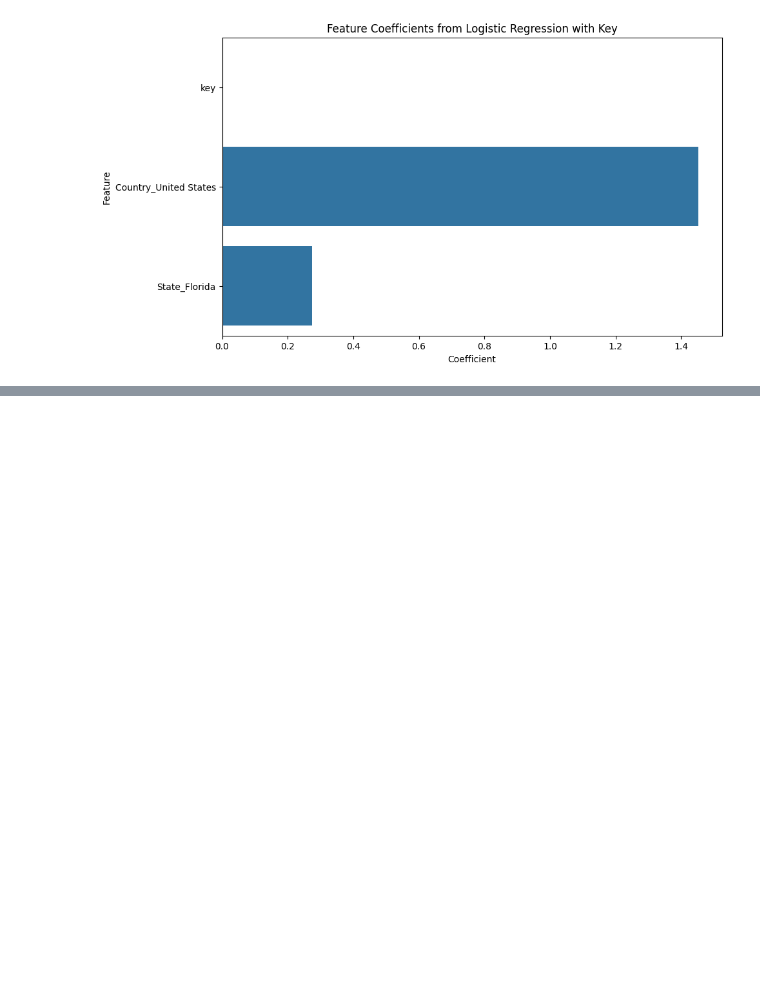
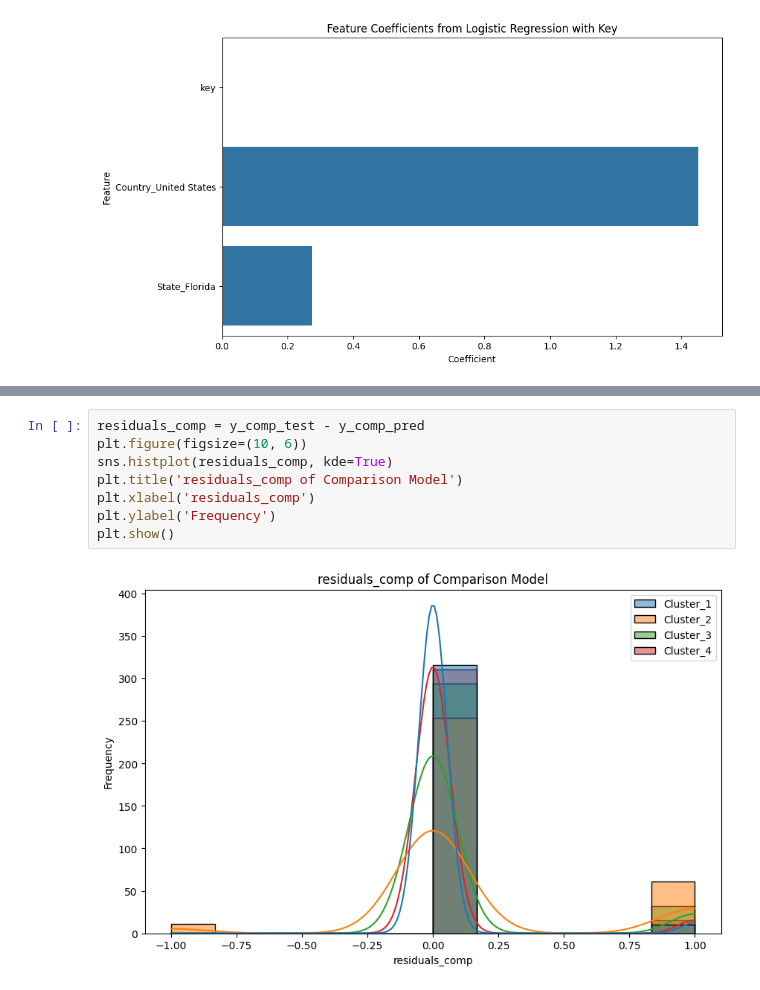
Before and after one commit to Girlcoding22/INDENG142_Sp25, a Jupyter notebook: Aggregated_LogisticRegression.ipynb, the cells around one changed output, grey strips where cells are left out. Saved outputs shown, nothing was run; the diff lists cells and outputs as text; blank space fills up the shorter version.

```diff
--- a/Aggregated_LogisticRegression.ipynb
+++ b/Aggregated_LogisticRegression.ipynb
@@ -291,0 +336,10 @@ plt.show()
+# %%
+residuals_comp = y_comp_test - y_comp_pred
+plt.figure(figsize=(10, 6))
+sns.histplot(residuals_comp, kde=True)
+plt.title('residuals_comp of Comparison Model')
+plt.xlabel('residuals_comp')
+plt.ylabel('Frequency')
+plt.show()
+# %% [output]
+[figure, added]
```
Also changed, not shown: parts of 6 cells of this notebook, 1 other file.
